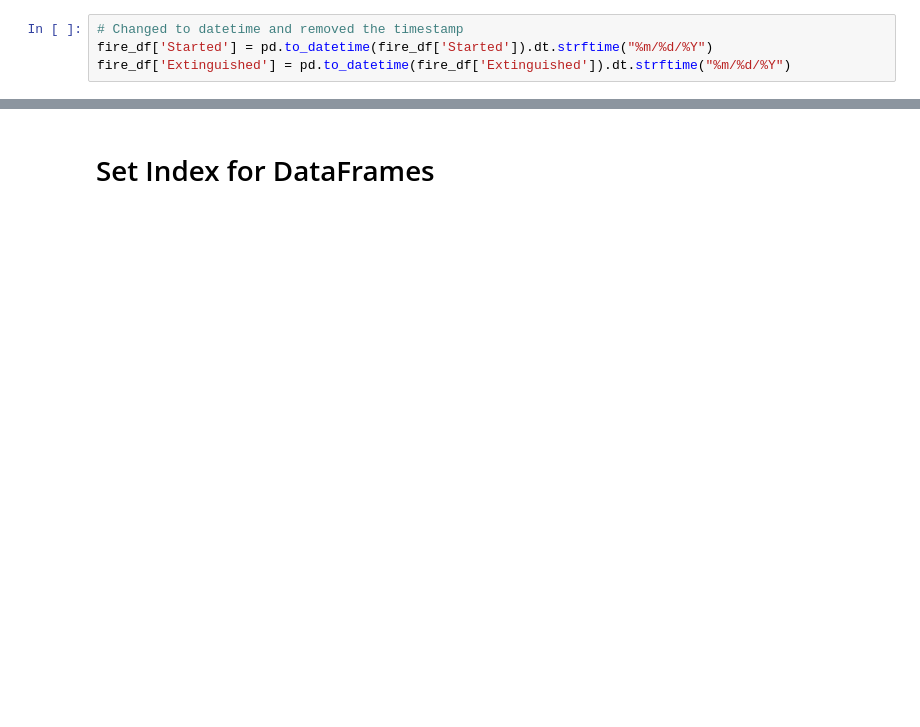
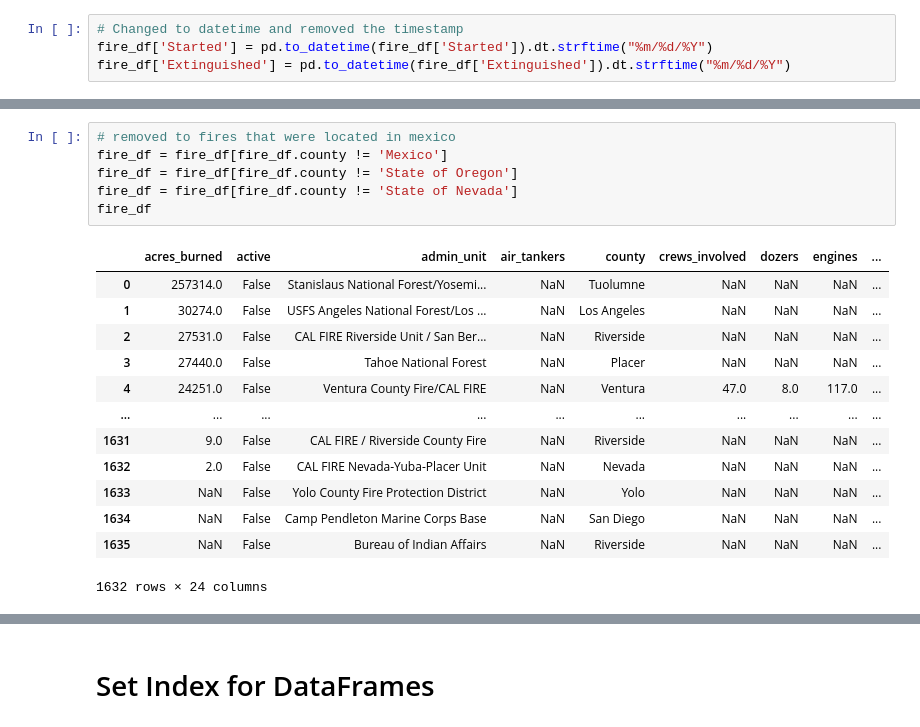
Before and after one commit to ericpiper/etl, a Jupyter notebook: etl_project.ipynb, the cells around one changed output, grey strips where cells are left out. Saved outputs shown, nothing was run; the diff lists cells and outputs as text; blank space fills up the shorter version.

```diff
--- a/etl_project.ipynb
+++ b/etl_project.ipynb
@@ -182,3 +169,23 @@ fire_df.head()
+# %%
+# removed to fires that were located in mexico
+fire_df = fire_df[fire_df.county != 'Mexico']
+fire_df = fire_df[fire_df.county != 'State of Oregon']
+fire_df = fire_df[fire_df.county != 'State of Nevada']
+fire_df
+# %% [output]
+|  | acres_burned | active | admin_unit | air_tankers | county | crews_involved | dozers | engines | ... |
+| 0 | 257314.0 | False | Stanislaus National Forest/Yosemi... | NaN | Tuolumne | NaN | NaN | NaN | ... |
+| 1 | 30274.0 | False | USFS Angeles National Forest/Los ... | NaN | Los Angeles | NaN | NaN | NaN | ... |
+| 2 | 27531.0 | False | CAL FIRE Riverside Unit / San Ber... | NaN | Riverside | NaN | NaN | NaN | ... |
+| 3 | 27440.0 | False | Tahoe National Forest | NaN | Placer | NaN | NaN | NaN | ... |
+| 4 | 24251.0 | False | Ventura County Fire/CAL FIRE | NaN | Ventura | 47.0 | 8.0 | 117.0 | ... |
+| ... | ... | ... | ... | ... | ... | ... | ... | ... | ... |
+| 1631 | 9.0 | False | CAL FIRE / Riverside County Fire | NaN | Riverside | NaN | NaN | NaN | ... |
+| 1632 | 2.0 | False | CAL FIRE Nevada-Yuba-Placer Unit | NaN | Nevada | NaN | NaN | NaN | ... |
+| 1633 | NaN | False | Yolo County Fire Protection District | NaN | Yolo | NaN | NaN | NaN | ... |
+| 1634 | NaN | False | Camp Pendleton Marine Corps Base | NaN | San Diego | NaN | NaN | NaN | ... |
+| 1635 | NaN | False | Bureau of Indian Affairs | NaN | Riverside | NaN | NaN | NaN | ... |
+1632 rows × 24 columns
 # %%
 fire_df.dtypes
 # %% [output]
```
Also changed, not shown: parts of 10 cells of this notebook, 2 other files.
